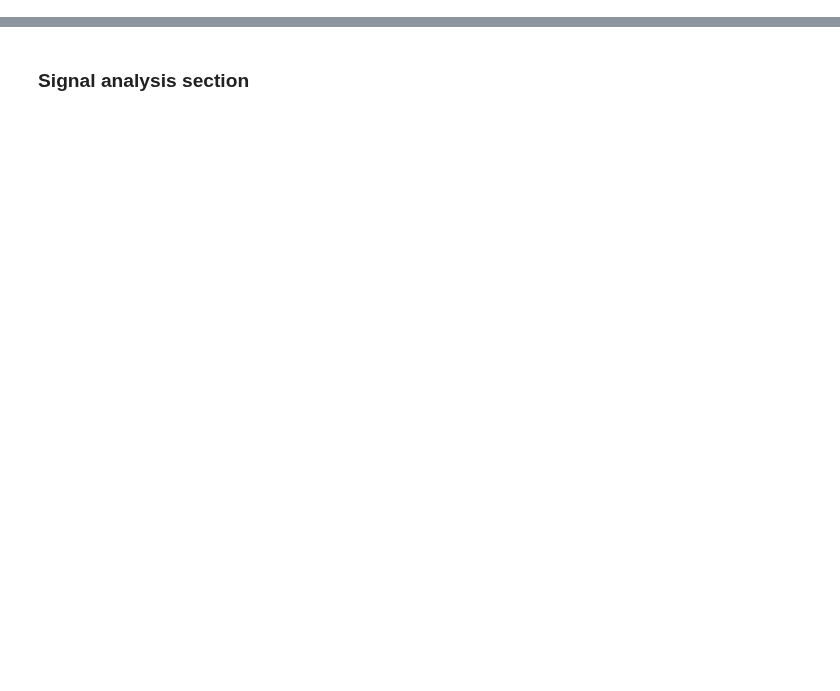
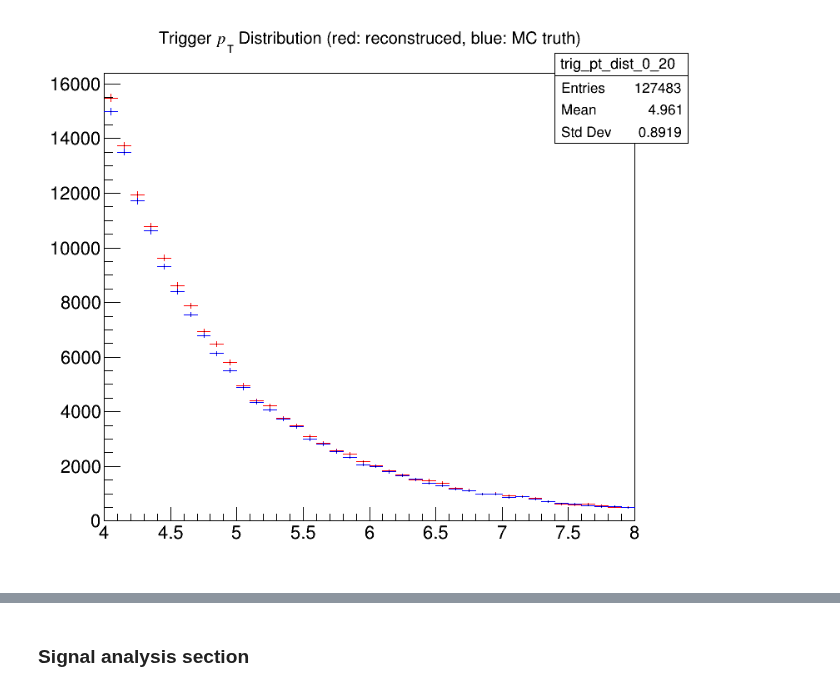
Before and after one commit to rhanniga/lambda-over-hadron, a Jupyter notebook: mc/offline/v0_closure_test.ipynb, the cells around one changed output, grey strips where cells are left out. Cells and saved outputs as stored; diff of their text form; code cells hidden in the pictures; blank space fills up the shorter version.

```diff
--- a/mc/offline/v0_closure_test.ipynb
+++ b/mc/offline/v0_closure_test.ipynb
@@ -28,7 +28,7 @@ SIG_MAX = 1.124 - EPSILON
 # %%
 c = rt.TCanvas("main_canvas", "Main Canvas", 55, 55, 800, 700)
 # %%
-input_file_0_20 = rt.TFile("~/OneDrive/Research/Output/lambda-over-hadron/mc/v0_closure_0_20.root")
+input_file_0_20 = rt.TFile("../online/closure/AnalysisResults.root")
 input_list_0_20 = input_file_0_20.Get("h-lambda")
 # %%
 trig_dist_0_20 = input_list_0_20.FindObject("fTriggerDistEff")
@@ -108,8 +120,9 @@ num_trigs_0_20 = trig_2d_dist_0_20.Integral()
 num_trigs_0_20_mc = trig_2d_dist_0_20_mc.Integral()
 # %%
 trig_pt_dist_0_20.Draw()
-trig_pt_dist_0_20_highest_pt.SetLineColor(rt.kBlue)
-trig_pt_dist_0_20_highest_pt.Draw("SAME")
+trig_pt_dist_0_20_mc.Draw("SAME")
 c.Draw()
+# %% [output]
+[figure, added]
 # %%
 trig_pt_dist_0_20.Scale(1/num_trigs_0_20)
```
Also changed, not shown: parts of 47 cells of this notebook, 3 other files.
